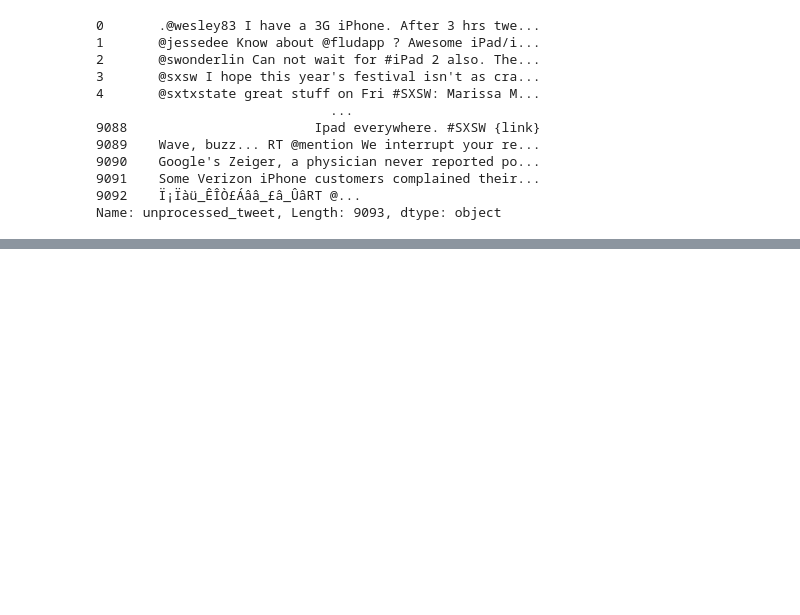
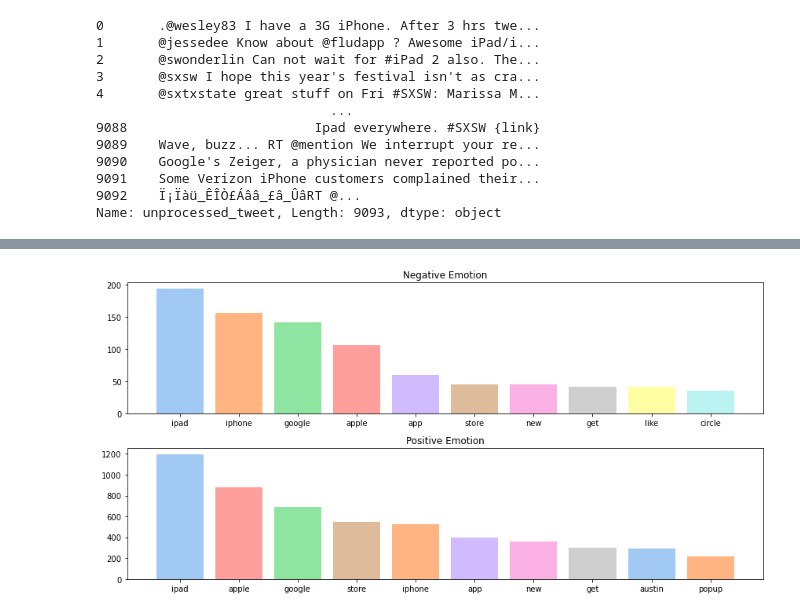
Before and after one commit to aungsias/TwitterNLP, a Jupyter notebook: Michael Scratch Notebook.ipynb, the cells around one changed output, grey strips where cells are left out. Drawn from its saved outputs; the diff is of its cells as text; code cells hidden in the pictures; blank space fills up the shorter version.

```diff
--- a/Michael Scratch Notebook.ipynb
+++ b/Michael Scratch Notebook.ipynb
@@ -344,0 +459,2 @@ weighted avg       0.83      0.45      0.50       710
+# %%
+df_binary['list_tokens'] = lemmatized_text
@@ -344,0 +477,26 @@ weighted avg       0.83      0.45      0.50       710
+# %%
+fig, axes = plt.subplots(nrows=2, figsize=(12, 6))
+
+plotted_words_and_colors = {}
+
+color_palette = sns.color_palette('pastel', n_colors = 38)
+
+data_by_emotion = [y for _, y in df_binary.groupby('emotion_encoded', as_index=False)]
+for idx, emotion_df in enumerate(data_by_emotion):
+    all_words_in_emotion = emotion_df.list_tokens.explode()
+    top_10 = all_words_in_emotion.value_counts()[:10]
+
+    colors = []
+    for word in top_10.index:
+        if word not in plotted_words_and_colors:
+             new_color = color_palette.pop(0)
+             plotted_words_and_colors[word] = new_color
+        colors.append(plotted_words_and_colors[word])
+
+    ax = axes[idx]
+    ax.bar(top_10.index, top_10.values, color=colors)
+    ax.set_title(emotion_df.iloc[0].emotion.title())
+
+fig.tight_layout()
+# %% [output]
+[figure, added]
```
Also changed, not shown: parts of 42 cells of this notebook, 2 other files.
